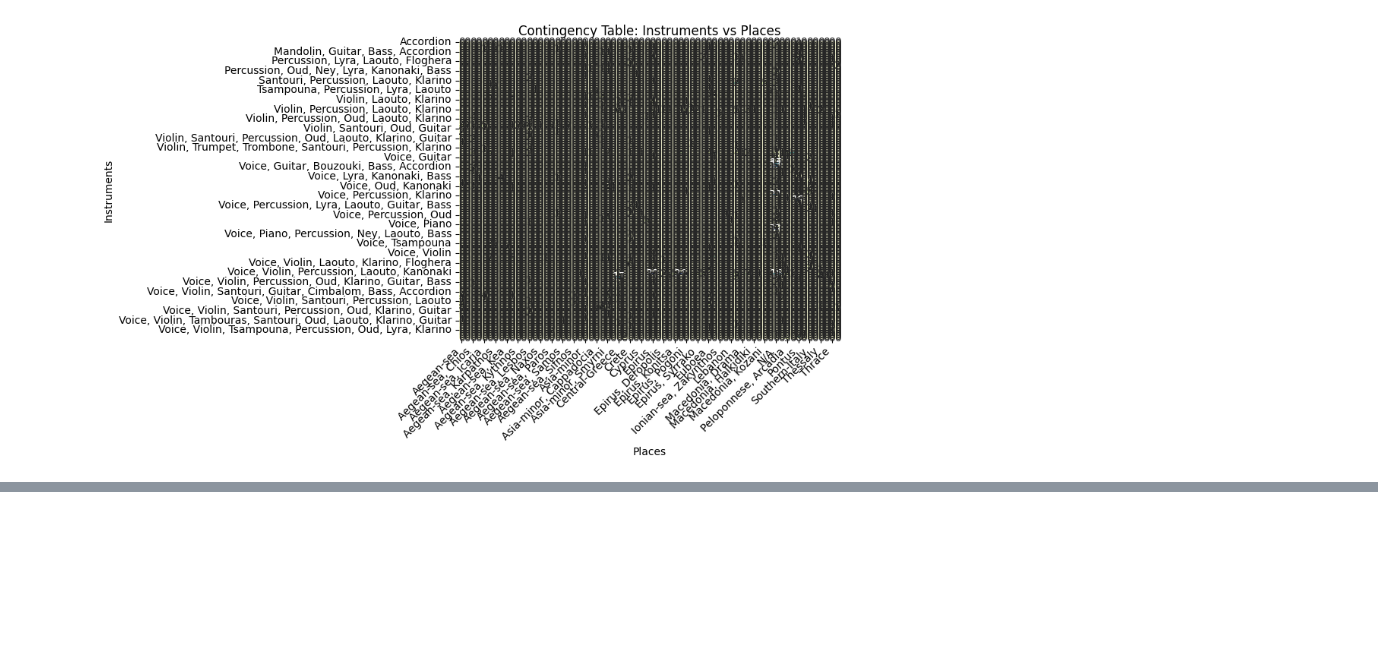
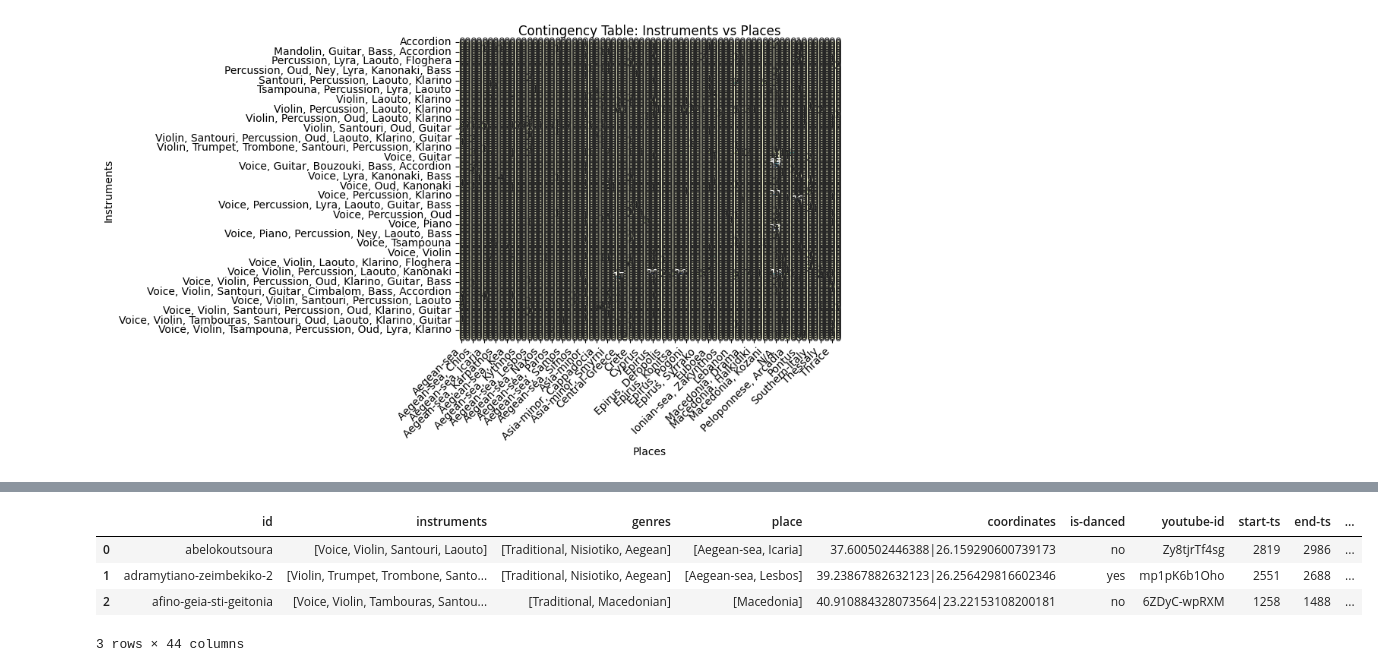
Before and after one commit to fouk21/GR_Folk_Music_Classification, a Jupyter notebook: data_exploration/exploration.ipynb, the cells around one changed output, grey strips where cells are left out. Cells and saved outputs as stored; diff of their text form; code cells hidden in the pictures; blank space fills up the shorter version.

```diff
--- a/data_exploration/exploration.ipynb
+++ b/data_exploration/exploration.ipynb
@@ -126,0 +183,13 @@ p-value: 0.0
+# %%
+all_instruments = set(instrument for instruments_list in filtered_data_df['instruments'] for instrument in instruments_list)
+# %%
+for instrument in all_instruments:
+    filtered_data_df[instrument] = filtered_data_df['instruments'].apply(lambda x: 'yes' if instrument in x else 'no')
+# %%
+filtered_data_df.head(3)
+# %% [output]
+|  | id | instruments | genres | place | coordinates | is-danced | youtube-id | start-ts | end-ts | ... |
+| 0 | abelokoutsoura | [Voice, Violin, Santouri, Laouto] | [Traditional, Nisiotiko, Aegean] | [Aegean-sea, Icaria] | 37.600502446388|26.159290600739173 | no | Zy8tjrTf4sg | 2819 | 2986 | ... |
+| 1 | adramytiano-zeimbekiko-2 | [Violin, Trumpet, Trombone, Santo... | [Traditional, Nisiotiko, Aegean] | [Aegean-sea, Lesbos] | 39.23867882632123|26.256429816602346 | yes | mp1pK6b1Oho | 2551 | 2688 | ... |
+| 2 | afino-geia-sti-geitonia | [Voice, Violin, Tambouras, Santou... | [Traditional, Macedonian] | [Macedonia] | 40.910884328073564|23.22153108200181 | no | 6ZDyC-wpRXM | 1258 | 1488 | ... |
+3 rows × 44 columns
```
Also changed, not shown: parts of 19 cells of this notebook, 3 other files.
